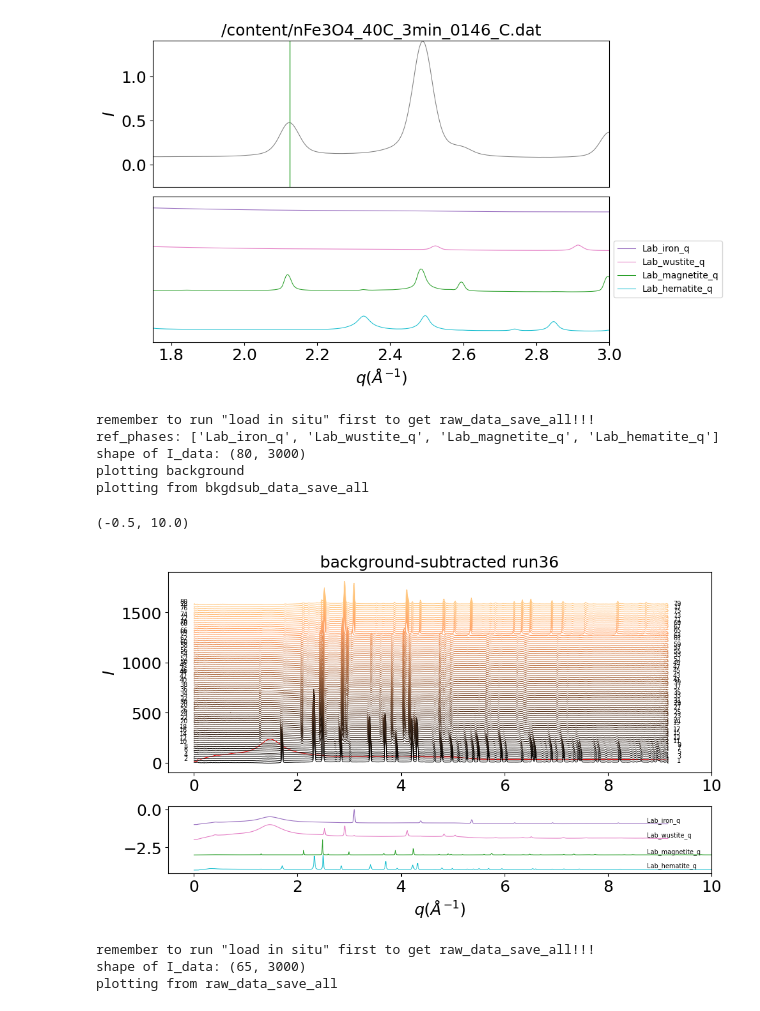
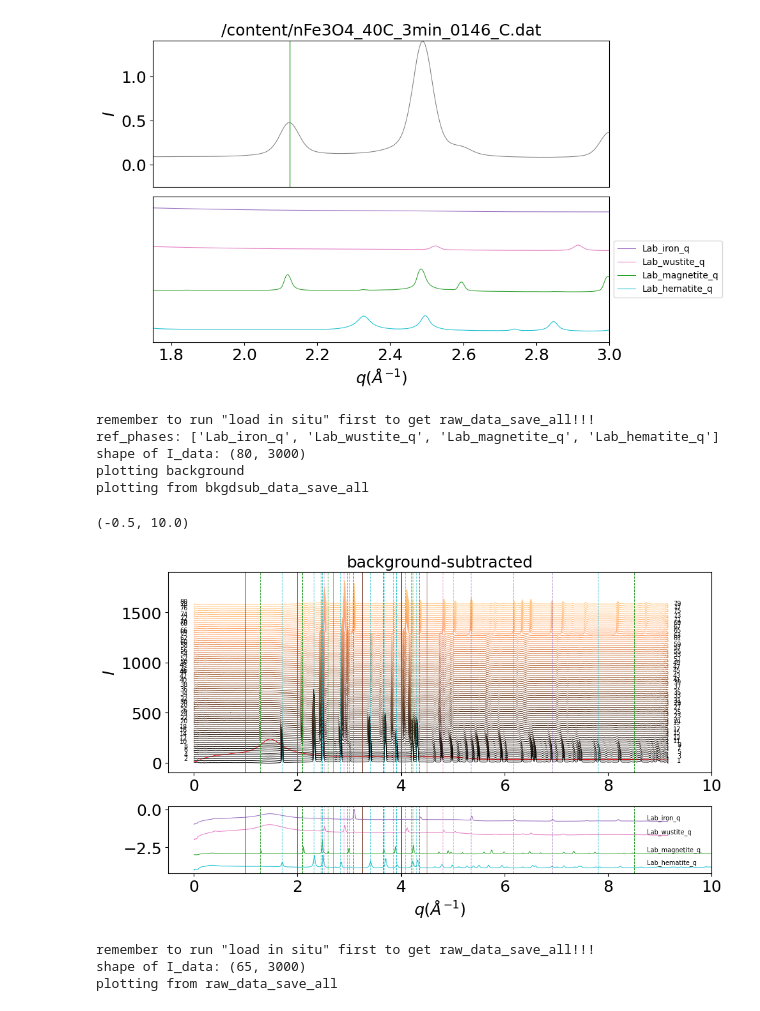
Before and after one commit to lmoghimi/personal-processing, a Jupyter notebook: 20250302_offsite_analysis.ipynb, the cells around one changed output. Cells and saved outputs as stored; diff of their text form; code cells hidden in the pictures.

Commit message:
updates: plot data in q-subplots, and the time series as a movie. plot the room temperature peak positions as vertical lines for reference.

```diff
--- a/20250302_offsite_analysis.ipynb
+++ b/20250302_offsite_analysis.ipynb
@@ -539,6 +551,26 @@ ax[0].axvline(x=2.125, linestyle='solid', linewidth = lw_fp, color=lincol_m)
 I.max() = 1.4076515
 <matplotlib.lines.Line2D at 0x...>
 [figure]
+# %%
+lw = 0.7
+line_style = '--' #'solid'
+#identifying as many high intensity peaks as possible per phase. + 1 well-isolated peak at high q
+fe_est_q_vals = [3.08, 4.35, 5.35, 6.18, 6.92] #3.08
+w_est_q_vals = [2.52, 2.9, 4.075, 4.8, 5.0] #4.075
+m_est_q_vals = [1.28, 2.09, 2.45, 2.58, 2.95, 3.66, 3.85, 4.23, 8.5] #2.08
+h_est_q_vals = [1.7, 2.32, 2.48, 2.82, 3.00, 3.4, 3.68, 3.91, 4.2, 4.3, 7.8] #2.32
+subplt_bounds = [1, 2, 2.7, 3.25, 4, 4.5,9] #this must generate an even number of subplots
+
+#plot display for markers and reference lines
+lw_fp = 0.025 #linewidth for find_peaks range
+markersz = .5 #define marker size for results of find_peaks
+#markersh = 'x' #define marker shape
+markersh = 'o'
+marcol_fe = 'b'
+marcol_h = 'b'
+marcol_w = 'b'
+marcol_m = 'b'
+mark_dist = 0 #marker vertical distance from peak
 # %%
 # @title Plotting waterfall with background subtraction
 #modified from NSLS-II_202406 > userScripts > beamline_analysis.ipynb
@@ -555,38 +587,18 @@ fig, ax = plt.subplots(2,1,figsize=figsize, gridspec_kw={'height_ratios': [3,1]}
 
 ax[1].set_xlabel(r'$q  ({\AA}^{-1})$', fontsize=fs)
 ax[0].set_ylabel(r'$I$', fontsize=fs)
-ax[0].set_title('background-subtracted run36', fontsize=fs)
+ax[0].set_title('background-subtracted', fontsize=fs)
 ax[0].tick_params(labelsize=fs)
 ax[1].tick_params(labelsize=fs)
 
-#plot display for markers and reference lines
-lw_fp = 0.025 #linewidth for find_peaks range
-markersz = .5 #define marker size for results of find_peaks
-#markersh = 'x' #define marker shape
-markersh = 'o'
-marcol_fe = 'b'
-marcol_h = 'b'
-marcol_w = 'b'
-marcol_m = 'b'
-mark_dist = 0 #marker vertical distance from peak
 
 ######################## load multiple reference files #########################
 ref_phases = ['Lab_iron_q', 'Lab_wustite_q','Lab_magnetite_q','Lab_hematite_q']
 color_ref_phases = [lincol_fe, lincol_w, lincol_m, lincol_h]
-# ref_phases = ['Iron_2300200_q', 'Wuestite_9009766_q','Lab_magnetite_q','Lab_hematite_q','Lab_CeO2_q']
-# color_ref_phases = [lincol_fe, lincol_w, lincol_m, lincol_h,lincol_ceo2]
-# ref_phases = ['Iron_2300200_q', 'Wuestite_9009766_q','Lab_magnetite_q','Lab_hematite_q','67p_Fe_ore_q']
-# color_ref_phases = [lincol_fe, lincol_w, lincol_m, lincol_h, lincol_h_ore]
 # ref_phases = ['Iron_2300200_q', 'Wuestite_9009766_q','Lab_magnetite_q','Lab_hematite_q','67p_Fe_ore_q','Ceria_1562989_q']
 # color_ref_phases = [lincol_fe, lincol_w, lincol_m, lincol_h, lincol_h_ore, lincol_ceo2]
 print('ref_phases:',ref_phases)
 
-
-################# plotting setting #####################################################################################
-# figsize = (10, 6)
-# fs = 18
-# fig, ax = plt.subplots(figsize=figsize, tight_layout=True) #this is key for "hold on"!!!!
-# ax.clear()
 
 ################ plotting selected timestamps ########################################################
 #raw_data_save_all
@@ -640,37 +652,53 @@ for iv, timestamp in enumerate(raw_data_save_all[:, 0, 0]):
     '''
     ax[0].plot(q, I_plot+ wf_shift, color = c, linewidth = lw)
     if iv % 2 != 0:
         # print("The number is odd")
         ax[0].text(q[0]-.125, I_plot[-1]+ wf_shift, timestamp_num, ha='right', va='bottom', fontsize = line_label_fs)
     else:
         ax[0].text(q[-1]+.25, I_plot[-1]+ wf_shift, timestamp_num, ha='right', va='bottom', fontsize = line_label_fs)
 
     counting = counting + 1
 
 
 #### plotting the reference phases ####
 # vert_range = plot_save_max_I - plot_save_min_I #vertical range of the waterfall plot
 
 ref_shift_y = -1
 for i_phase, ref_phase in enumerate(ref_phases):
     reffile = os.path.join(refsdir, ref_phase + '.txt')
     refdata = np.loadtxt(reffile)
     q_ref = refdata[:, 0]
-    I_ref = refdata[:, 1]
-    I_ref = I_ref - I_ref.min() #"baselining" the data
-    I_ref = I_ref/(I_ref.max())  + ref_shift_y*(i_phase + 1) #-50
+    I = refdata[:, 1]
+    I_processing = I - I.min() #"baselining" the data
+    max = I_processing.max()
+    # print(i_phase,': \n',(I_processing/max)**2)
+    I_ref = ((I_processing/max)**2)**0.25  + ref_shift_y*(i_phase + 1) #-50 #using the square root ensures that very small intensities are just as visible as very large intensities
     ax[1].plot(q_ref, I_ref, linewidth= lw, color= color_ref_phases[i_phase]) #label= ref_phase
     ax[1].text(8.75, I_ref[-1], ref_phase, ha='left', va='bottom', fontsize = line_label_fs)
+
+
+for i in [0,1]:
+    for q_val in fe_est_q_vals: #this format requires more than 1 q_val, or the execution will fail
+        ax[i].axvline(x=q_val, linestyle=line_style, linewidth = lw, color=lincol_fe)
+    for q_val in w_est_q_vals:
+        ax[i].axvline(x=q_val, linestyle=line_style, linewidth = lw, color=lincol_w)
+    for q_val in m_est_q_vals:
+        ax[i].axvline(x=q_val, linestyle=line_style, linewidth = lw, color=lincol_m)
+    for q_val in h_est_q_vals:
+        ax[i].axvline(x=q_val, linestyle=line_style, linewidth = lw, color=lincol_h)
+    for q_val in subplt_bounds:
+        ax[i].axvline(x=q_val, linestyle='solid', linewidth = lw, color='tab:brown')
+
 ax[0].set_xlim(-0.5,10) #(-0.5,plot_save_max_q+1)
 ax[1].set_xlim(-0.5,10)
 # %% [output]
 remember to run "load in situ" first to get raw_data_save_all!!!
 ref_phases: ['Lab_iron_q', 'Lab_wustite_q', 'Lab_magnetite_q', 'Lab_hematite_q']
 shape of I_data: (80, 3000)
 plotting background
 plotting from bkgdsub_data_save_all
 (-0.5, 10.0)
-[figure, old version]
+[figure, new version]
 # %%
 # @title WTe2 waterfall for (methods manuscript)
 print('remember to run "load in situ" first to get raw_data_save_all!!!')
```
Also changed, not shown: parts of 6 cells of this notebook.
